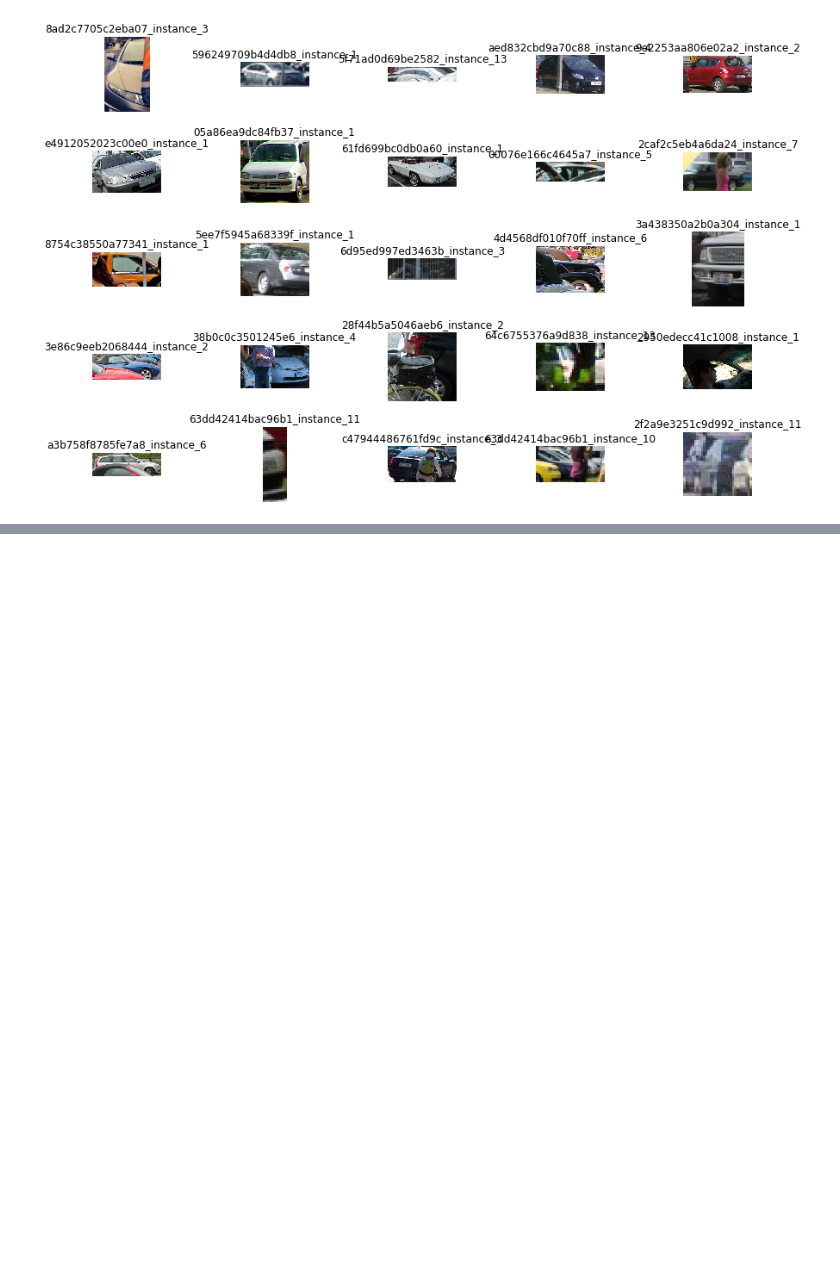
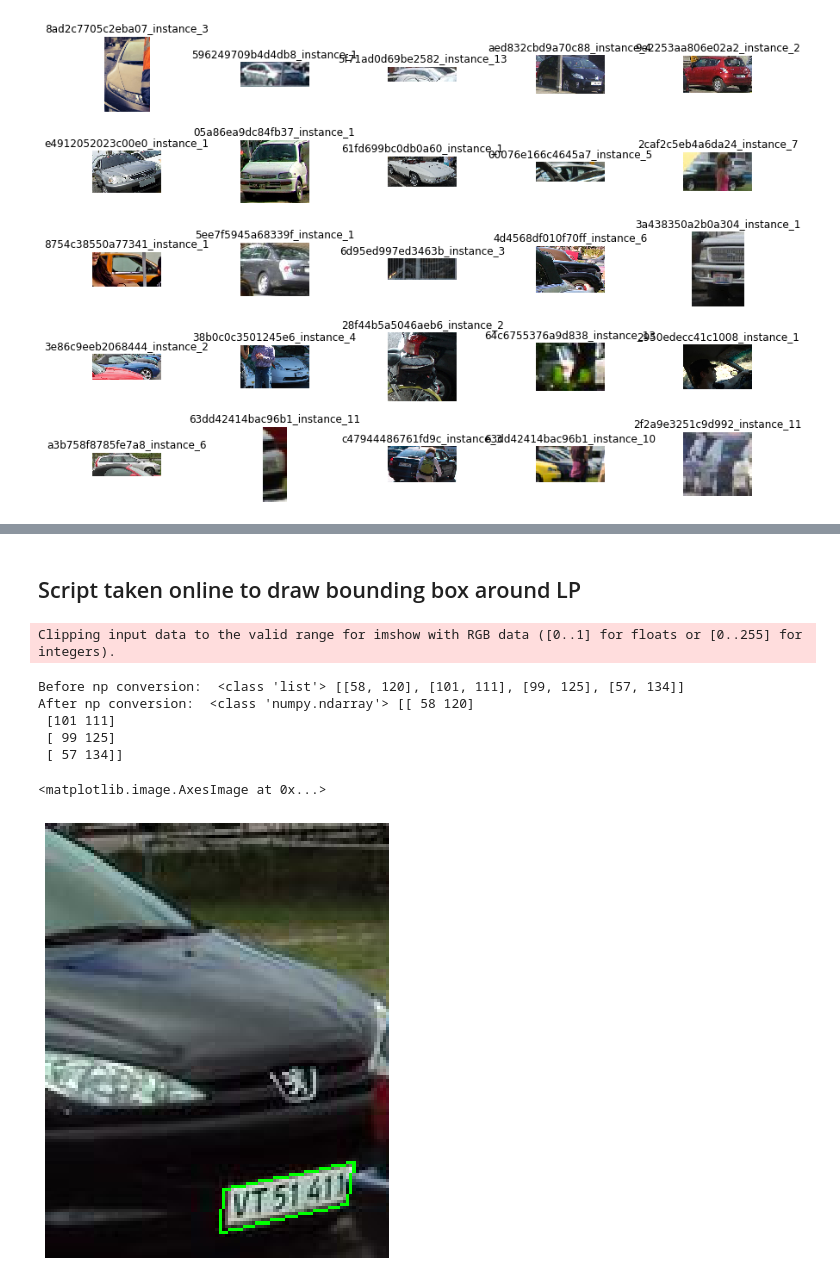
Before and after one commit to jwillow19/license-plate-detection-recognition, a Jupyter notebook: WPOD_lp_detection.ipynb, the cells around one changed output, grey strips where cells are left out. Saved outputs shown, nothing was run; the diff lists cells and outputs as text; code cells hidden in the pictures; blank space fills up the shorter version.

Commit message:
data cleaning and wpod-net subset prediction

```diff
--- a/WPOD_lp_detection.ipynb
+++ b/WPOD_lp_detection.ipynb
@@ -142,0 +146,55 @@ No LP detected, return None
+# %% [markdown]
+## Script taken online to draw bounding box around LP
+# %%
+def draw_box(image_path, cor, thickness=1):
+    '''
+    Get coordinates from detect_plate() and draw a bounding box on
+    the input image
+    NOTE: each indices in cor is a LP instance, the 0th index is the
+    instance with highest prob to be a LP
+    '''
+    pts=[]
+
+    # try to plot second_pts to see the mis-prediction
+    second_pts=[]
+
+    x_coordinates=cor[0][0]
+    y_coordinates=cor[0][1]
+
+    dummy_x = cor[1][0]
+    dummy_y = cor[1][1]
+    # store the top-left, top-right, bottom-left, bottom-right
+    # of the plate license respectively
+    for i in range(4):
+        pts.append([int(x_coordinates[i]),int(y_coordinates[i])])
+
+        # this is only to see the other predicted LP instances
+        second_pts.append([int(dummy_x[i]), int(dummy_y[i])])
+    '''
+    Need to change list to type(mp.array) but not sure why reshape
+    is necessary - without reshaping, the function also works?
+    '''
+    print('Before np conversion: ', type(pts), pts)
+    # convert to np.array and reshape
+    pts = np.array(pts, np.int32)
+    second_pts = np.array(second_pts, np.int32)
+    print('After np conversion: ', type(pts), pts)
+#     pts = pts.reshape((-1,1,2))
+#     print('After reshape: ', pts)
+    vehicle_image = preprocess(image_path)
+
+    cv2.polylines(vehicle_image,[pts],True,(0,255,0),thickness)
+    return vehicle_image
+
+plt.figure(figsize=(8,8))
+plt.axis(False)
+plt.imshow(draw_box(demo,cor))
+# %% [output]
+Clipping input data to the valid range for imshow with RGB data ([0..1] for floats or [0..255] for integers).
+Before np conversion:  <class 'list'> [[58, 120], [101, 111], [99, 125], [57, 134]]
+After np conversion:  <class 'numpy.ndarray'> [[ 58 120]
+ [101 111]
+ [ 99 125]
+ [ 57 134]]
+<matplotlib.image.AxesImage at 0x...>
+[figure, added]
```
Also changed, not shown: parts of 7 cells of this notebook, 1 other file.
